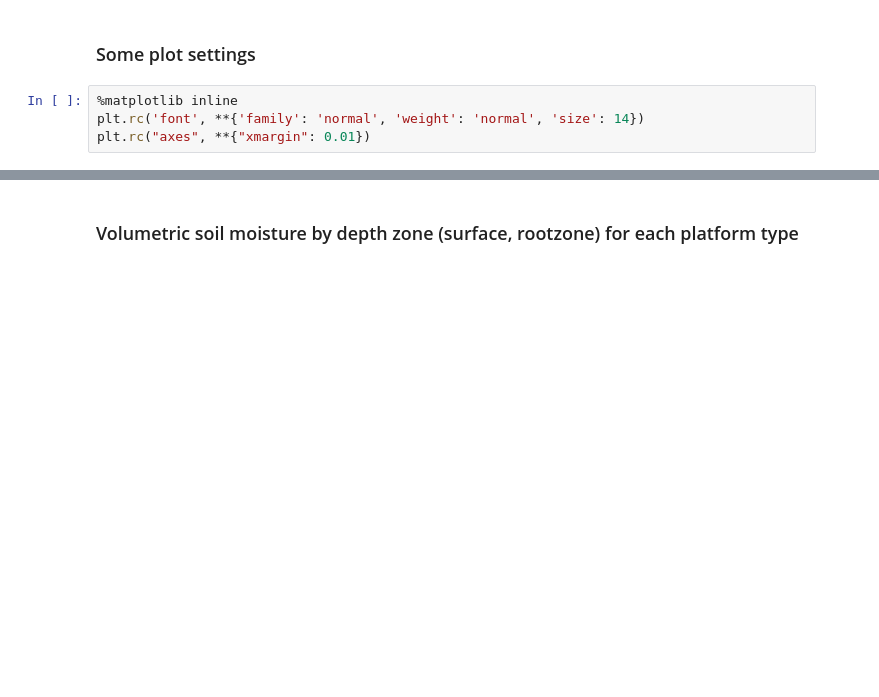
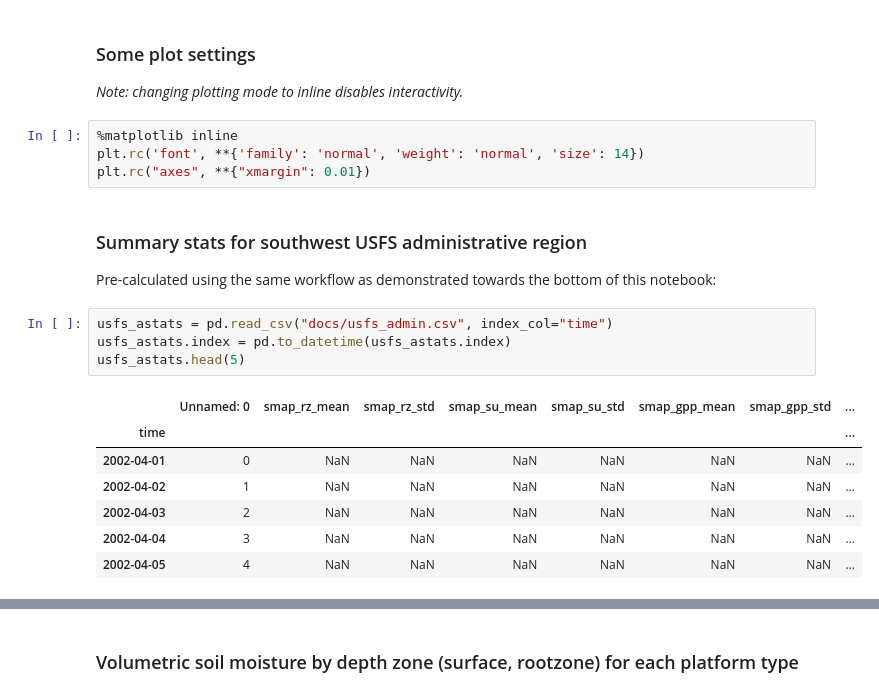
Before and after one commit to jjmcnelis/nasa_usfs_workshop, a Jupyter notebook: day3-tutorial.ipynb, the cells around one changed output, grey strips where cells are left out. Saved outputs shown, nothing was run; the diff lists cells and outputs as text; blank space fills up the shorter version.

```diff
--- a/day3-tutorial.ipynb
+++ b/day3-tutorial.ipynb
@@ -76,7 +76,24 @@ Data variables:
     SNOTEL_rootzone             (sample, time) float64 nan nan nan ... nan nan
 # %% [markdown]
 ### Some plot settings
+*Note: changing plotting mode to inline disables interactivity.*
 # %%
 %matplotlib inline
 plt.rc('font', **{'family': 'normal', 'weight': 'normal', 'size': 14})
 plt.rc("axes", **{"xmargin": 0.01})
+# %% [markdown]
+### Summary stats for southwest USFS administrative region
+
+Pre-calculated using the same workflow as demonstrated towards the bottom of this notebook:
+# %%
+usfs_astats = pd.read_csv("docs/usfs_admin.csv", index_col="time")
+usfs_astats.index = pd.to_datetime(usfs_astats.index)
+usfs_astats.head(5)
+# %% [output]
+|  | Unnamed: 0 | smap_rz_mean | smap_rz_std | smap_su_mean | smap_su_std | smap_gpp_mean | smap_gpp_std | ... |
+| time |  |  |  |  |  |  |  | ... |
+| 2002-04-01 | 0 | NaN | NaN | NaN | NaN | NaN | NaN | ... |
+| 2002-04-02 | 1 | NaN | NaN | NaN | NaN | NaN | NaN | ... |
+| 2002-04-03 | 2 | NaN | NaN | NaN | NaN | NaN | NaN | ... |
+| 2002-04-04 | 3 | NaN | NaN | NaN | NaN | NaN | NaN | ... |
+| 2002-04-05 | 4 | NaN | NaN | NaN | NaN | NaN | NaN | ... |
```
Also changed, not shown: parts of 13 cells of this notebook, 19 other files.
